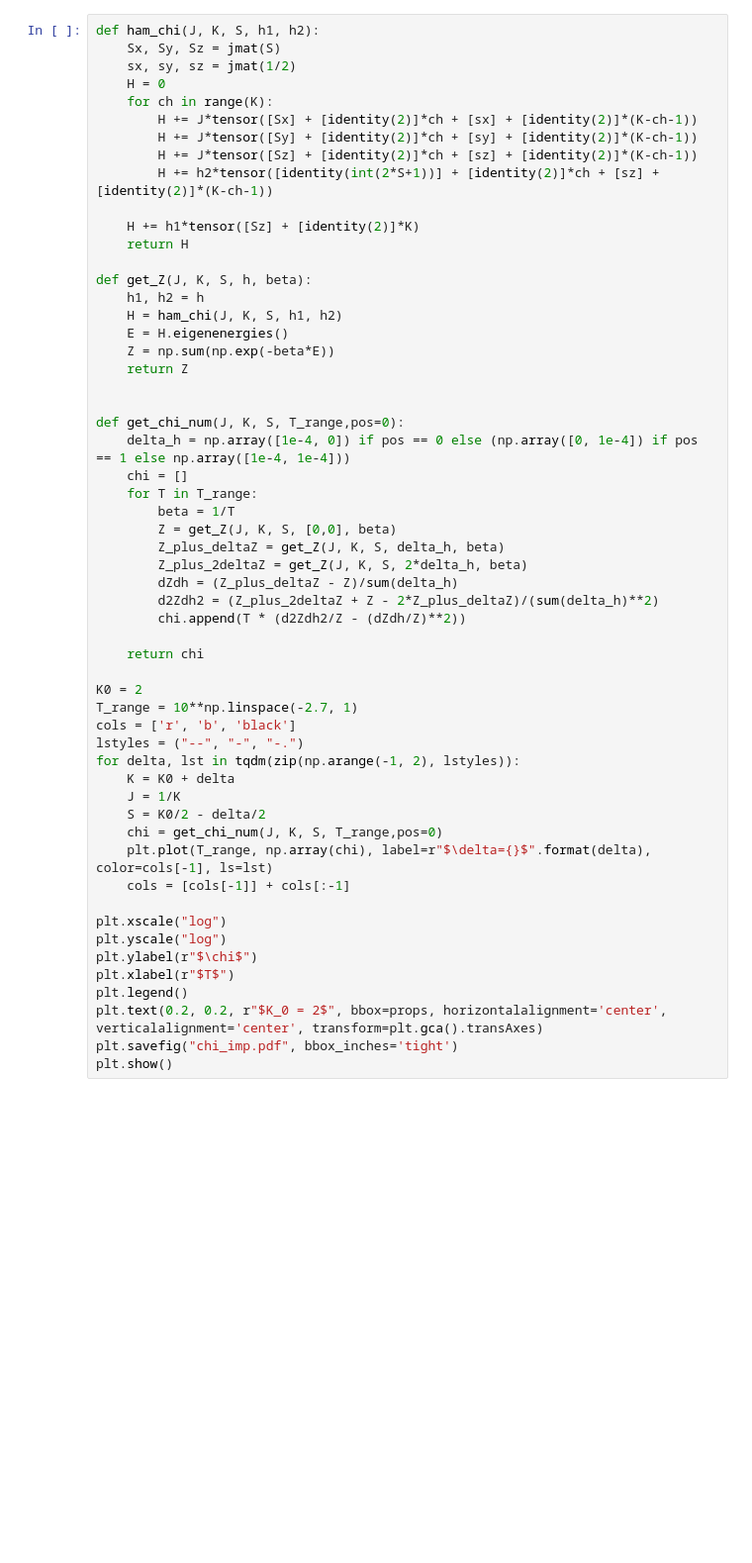
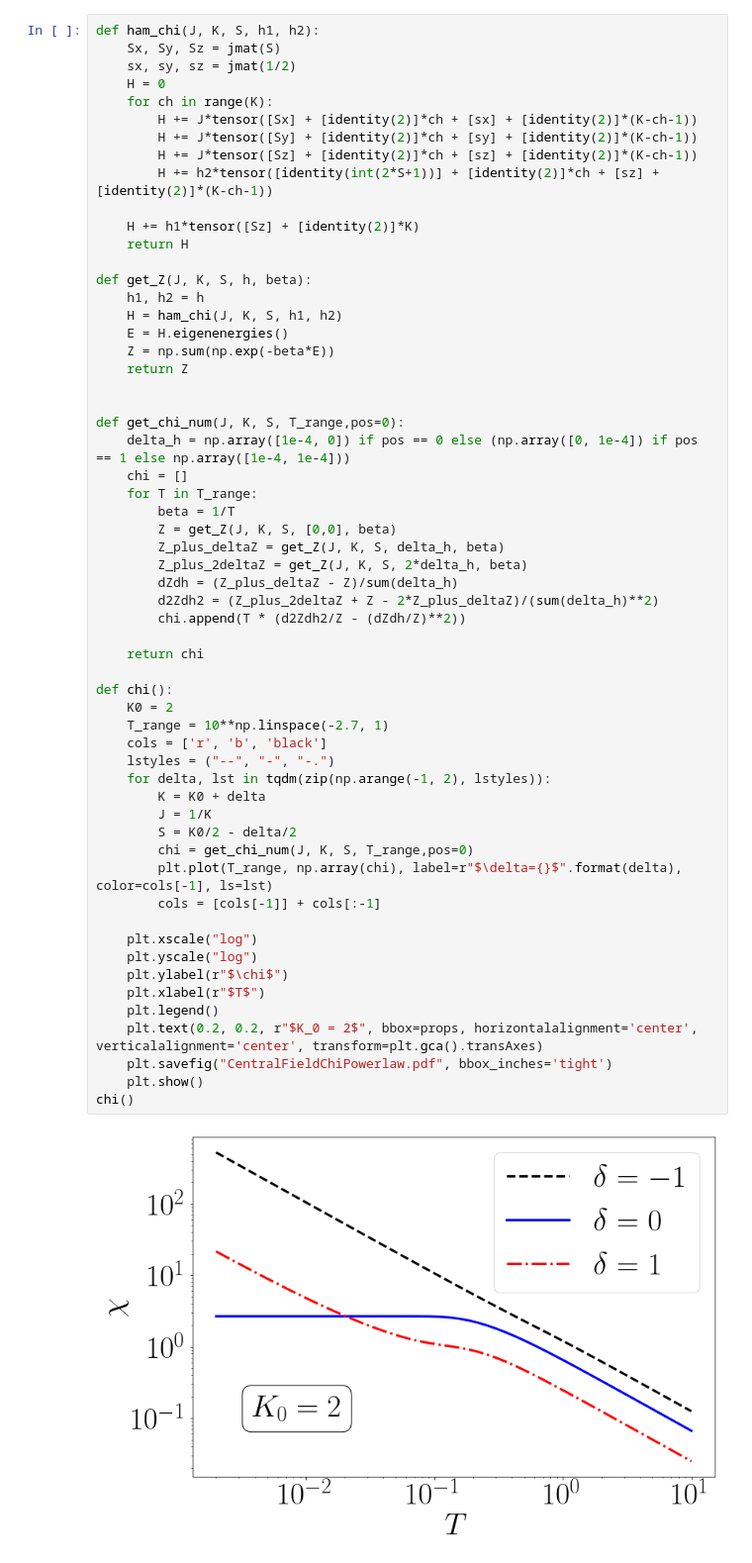
Before and after one commit to abhirup-m/Multichannel-Kondo-Project, a Jupyter notebook: numerics/chi.ipynb, the cells around one changed output. Shown at 99% size. Cells and saved outputs as stored; diff of their text form; blank space fills up the shorter version.

```diff
--- a/numerics/chi.ipynb
+++ b/numerics/chi.ipynb
@@ -29,50 +29,54 @@ def ham_chi(J, K, S, h1, h2):
         H += J*tensor([Sy] + [identity(2)]*ch + [sy] + [identity(2)]*(K-ch-1))
         H += J*tensor([Sz] + [identity(2)]*ch + [sz] + [identity(2)]*(K-ch-1))
         H += h2*tensor([identity(int(2*S+1))] + [identity(2)]*ch + [sz] + [identity(2)]*(K-ch-1))
 
     H += h1*tensor([Sz] + [identity(2)]*K)
     return H
 
 def get_Z(J, K, S, h, beta):
     h1, h2 = h
     H = ham_chi(J, K, S, h1, h2)
     E = H.eigenenergies()
     Z = np.sum(np.exp(-beta*E))
     return Z
 
 
 def get_chi_num(J, K, S, T_range,pos=0):
     delta_h = np.array([1e-4, 0]) if pos == 0 else (np.array([0, 1e-4]) if pos == 1 else np.array([1e-4, 1e-4]))
     chi = []
     for T in T_range:
         beta = 1/T
         Z = get_Z(J, K, S, [0,0], beta)
         Z_plus_deltaZ = get_Z(J, K, S, delta_h, beta)
         Z_plus_2deltaZ = get_Z(J, K, S, 2*delta_h, beta)
         dZdh = (Z_plus_deltaZ - Z)/sum(delta_h)
         d2Zdh2 = (Z_plus_2deltaZ + Z - 2*Z_plus_deltaZ)/(sum(delta_h)**2)
         chi.append(T * (d2Zdh2/Z - (dZdh/Z)**2))
 
     return chi
 
-K0 = 2
-T_range = 10**np.linspace(-2.7, 1)
-cols = ['r', 'b', 'black']
-lstyles = ("--", "-", "-.")
-for delta, lst in tqdm(zip(np.arange(-1, 2), lstyles)):
-    K = K0 + delta
-    J = 1/K
-    S = K0/2 - delta/2
-    chi = get_chi_num(J, K, S, T_range,pos=0)
-    plt.plot(T_range, np.array(chi), label=r"$\delta={}$".format(delta), color=cols[-1], ls=lst)
-    cols = [cols[-1]] + cols[:-1]
+def chi():
+    K0 = 2
+    T_range = 10**np.linspace(-2.7, 1)
+    cols = ['r', 'b', 'black']
+    lstyles = ("--", "-", "-.")
+    for delta, lst in tqdm(zip(np.arange(-1, 2), lstyles)):
+        K = K0 + delta
+        J = 1/K
+        S = K0/2 - delta/2
+        chi = get_chi_num(J, K, S, T_range,pos=0)
+        plt.plot(T_range, np.array(chi), label=r"$\delta={}$".format(delta), color=cols[-1], ls=lst)
+        cols = [cols[-1]] + cols[:-1]
 
-plt.xscale("log")
-plt.yscale("log")
-plt.ylabel(r"$\chi$")
-plt.xlabel(r"$T$")
-plt.legend()
-plt.text(0.2, 0.2, r"$K_0 = 2$", bbox=props, horizontalalignment='center', verticalalignment='center', transform=plt.gca().transAxes)
-plt.savefig("chi_imp.pdf", bbox_inches='tight')
-plt.show()
+    plt.xscale("log")
+    plt.yscale("log")
+    plt.ylabel(r"$\chi$")
+    plt.xlabel(r"$T$")
+    plt.legend()
+    plt.text(0.2, 0.2, r"$K_0 = 2$", bbox=props, horizontalalignment='center', verticalalignment='center', transform=plt.gca().transAxes)
+    plt.savefig("CentralFieldChiPowerlaw.pdf", bbox_inches='tight')
+    plt.show()
+chi()
+# %% [output]
+[figure, added]
 # %%
```
Also changed, not shown: parts of 2 cells of this notebook, 9 other files.
